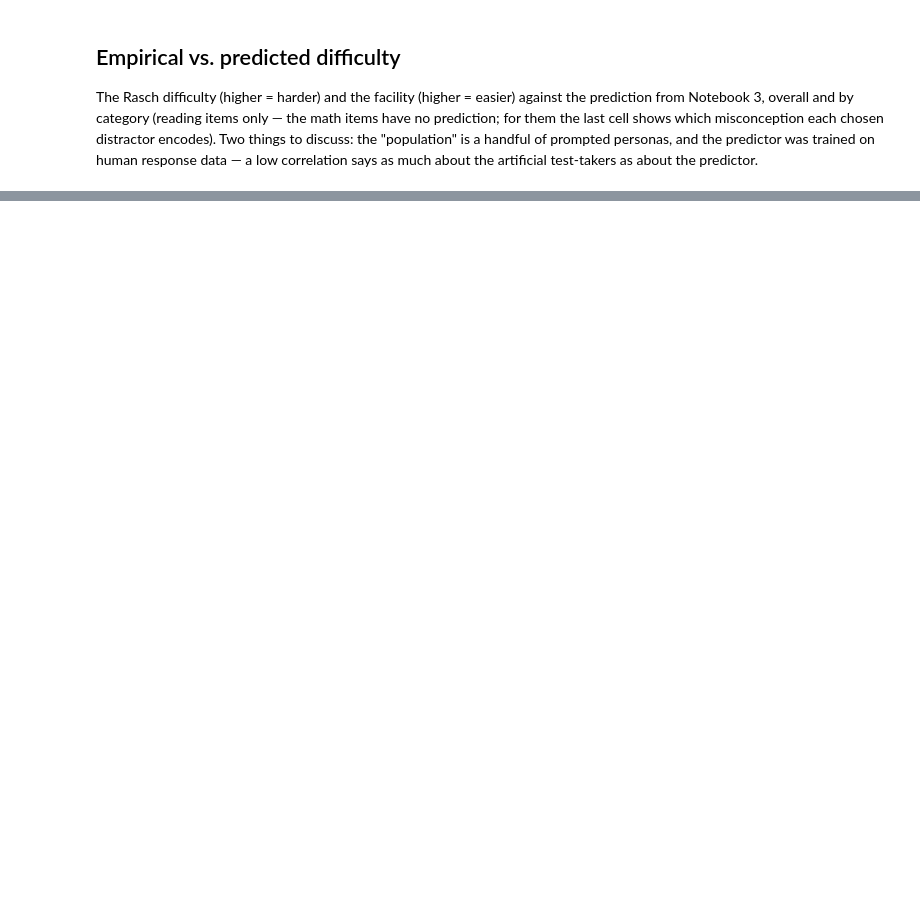
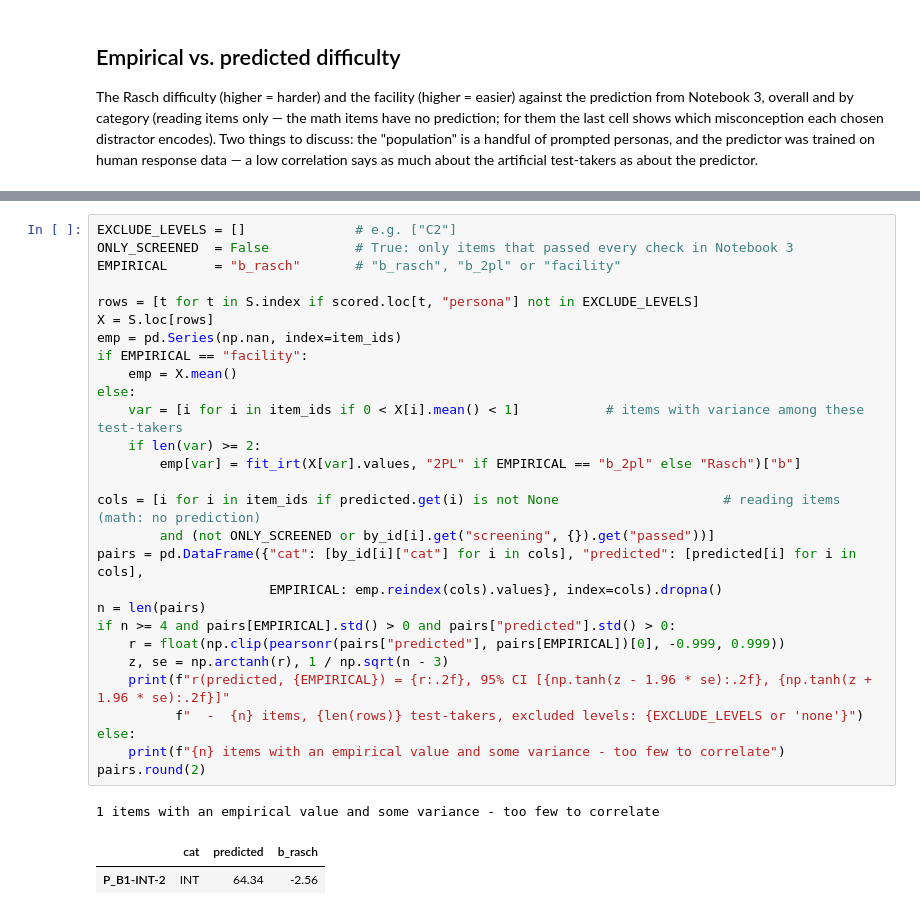
Before and after one commit to RDebelak/tuebingen-aig-fall-school, a Jupyter notebook: fallschool_04_artificial_test_takers.ipynb, the cells around one changed output, grey strips where cells are left out. Drawn from its saved outputs; the diff is of its cells as text; blank space fills up the shorter version.

```diff
--- a/fallschool_04_artificial_test_takers.ipynb
+++ b/fallschool_04_artificial_test_takers.ipynb
@@ -487,0 +763,32 @@ print("saved day2_analysis.json")
+# %%
+EXCLUDE_LEVELS = []              # e.g. ["C2"]
+ONLY_SCREENED  = False           # True: only items that passed every check in Notebook 3
+EMPIRICAL      = "b_rasch"       # "b_rasch", "b_2pl" or "facility"
+
+rows = [t for t in S.index if scored.loc[t, "persona"] not in EXCLUDE_LEVELS]
+X = S.loc[rows]
+emp = pd.Series(np.nan, index=item_ids)
+if EMPIRICAL == "facility":
+    emp = X.mean()
+else:
+    var = [i for i in item_ids if 0 < X[i].mean() < 1]           # items with variance among these test-takers
+    if len(var) >= 2:
+        emp[var] = fit_irt(X[var].values, "2PL" if EMPIRICAL == "b_2pl" else "Rasch")["b"]
+
+cols = [i for i in item_ids if predicted.get(i) is not None                     # reading items (math: no prediction)
+        and (not ONLY_SCREENED or by_id[i].get("screening", {}).get("passed"))]
+pairs = pd.DataFrame({"cat": [by_id[i]["cat"] for i in cols], "predicted": [predicted[i] for i in cols],
+                      EMPIRICAL: emp.reindex(cols).values}, index=cols).dropna()
+n = len(pairs)
+if n >= 4 and pairs[EMPIRICAL].std() > 0 and pairs["predicted"].std() > 0:
+    r = float(np.clip(pearsonr(pairs["predicted"], pairs[EMPIRICAL])[0], -0.999, 0.999))
+    z, se = np.arctanh(r), 1 / np.sqrt(n - 3)
+    print(f"r(predicted, {EMPIRICAL}) = {r:.2f}, 95% CI [{np.tanh(z - 1.96 * se):.2f}, {np.tanh(z + 1.96 * se):.2f}]"
+          f"  -  {n} items, {len(rows)} test-takers, excluded levels: {EXCLUDE_LEVELS or 'none'}")
+else:
+    print(f"{n} items with an empirical value and some variance - too few to correlate")
+pairs.round(2)
+# %% [output]
+1 items with an empirical value and some variance - too few to correlate
+|  | cat | predicted | b_rasch |
+| P_B1-INT-2 | INT | 64.34 | -2.56 |
```
Also changed, not shown: parts of 18 cells of this notebook, 4 other files.
